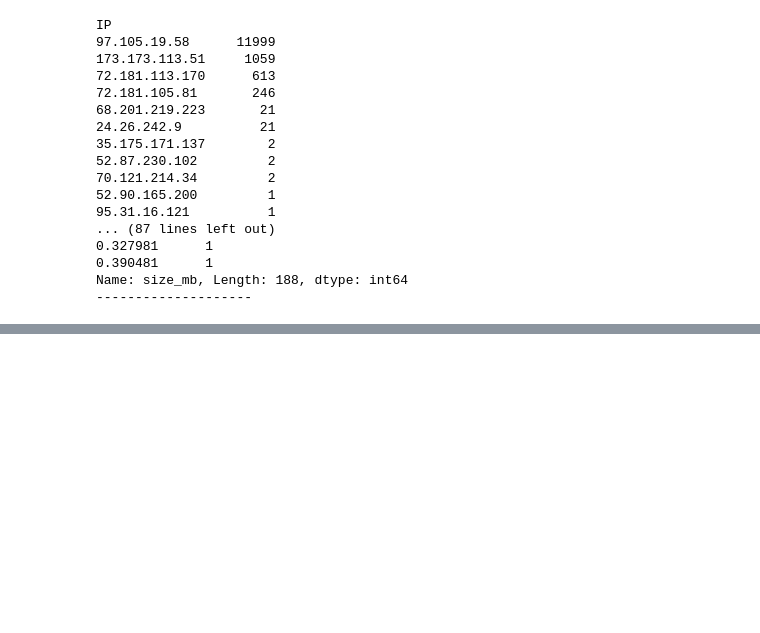
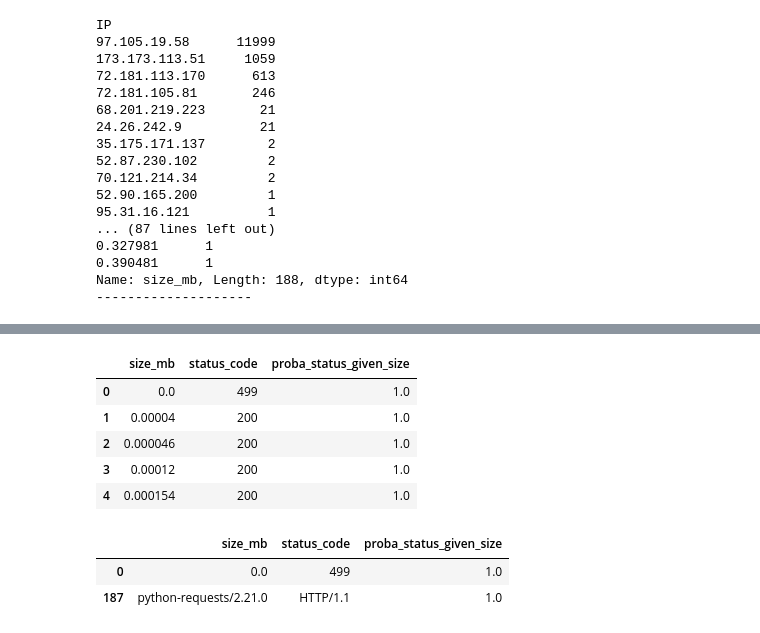
Before and after one commit to JaradAng/anomaly-detection-exercises, a Jupyter notebook: discrete_anomaly_detection.ipynb, the cells around one changed output, grey strips where cells are left out. Cells and saved outputs as stored; diff of their text form; code cells hidden in the pictures; blank space fills up the shorter version.

```diff
--- a/discrete_anomaly_detection.ipynb
+++ b/discrete_anomaly_detection.ipynb
@@ -195,0 +242,20 @@ Name: size_mb, Length: 188, dtype: int64
+# %%
+status_given_size = (
+    df.groupby('size_mb')
+    .status_code.value_counts(normalize=True)
+    .rename('proba_status_given_size')
+    .reset_index())
+status_given_size.head()
+# %% [output]
+|  | size_mb | status_code | proba_status_given_size |
+| 0 | 0.0 | 499 | 1.0 |
+| 1 | 0.00004 | 200 | 1.0 |
+| 2 | 0.000046 | 200 | 1.0 |
+| 3 | 0.00012 | 200 | 1.0 |
+| 4 | 0.000154 | 200 | 1.0 |
+# %%
+status_given_size[status_given_size.status_code != '200']
+# %% [output]
+|  | size_mb | status_code | proba_status_given_size |
+| 0 | 0.0 | 499 | 1.0 |
+| 187 | python-requests/2.21.0 | HTTP/1.1 | 1.0 |
```
Also changed, not shown: parts of 5 cells of this notebook, 1 other file.
